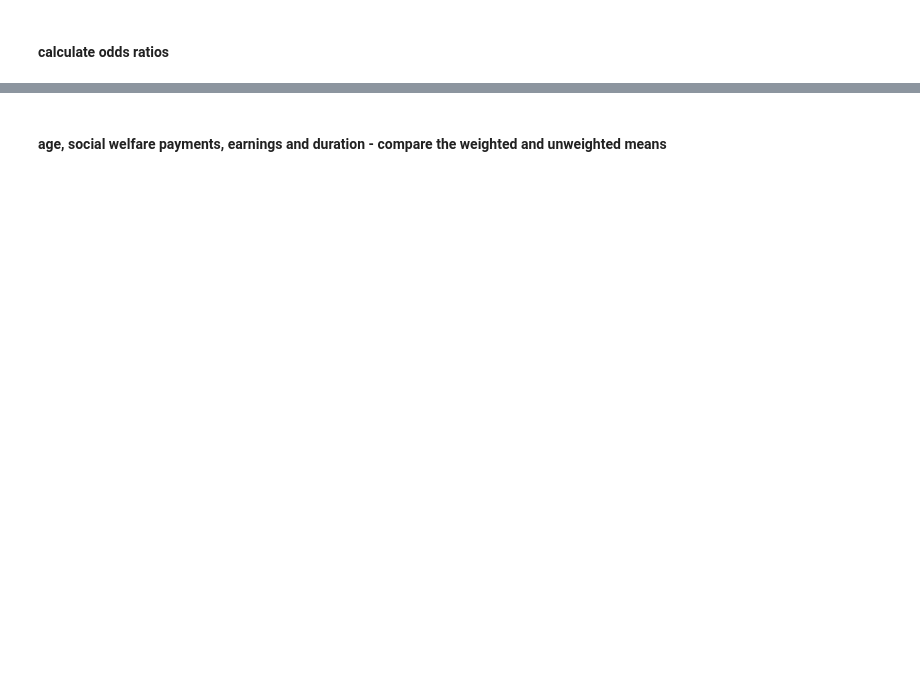
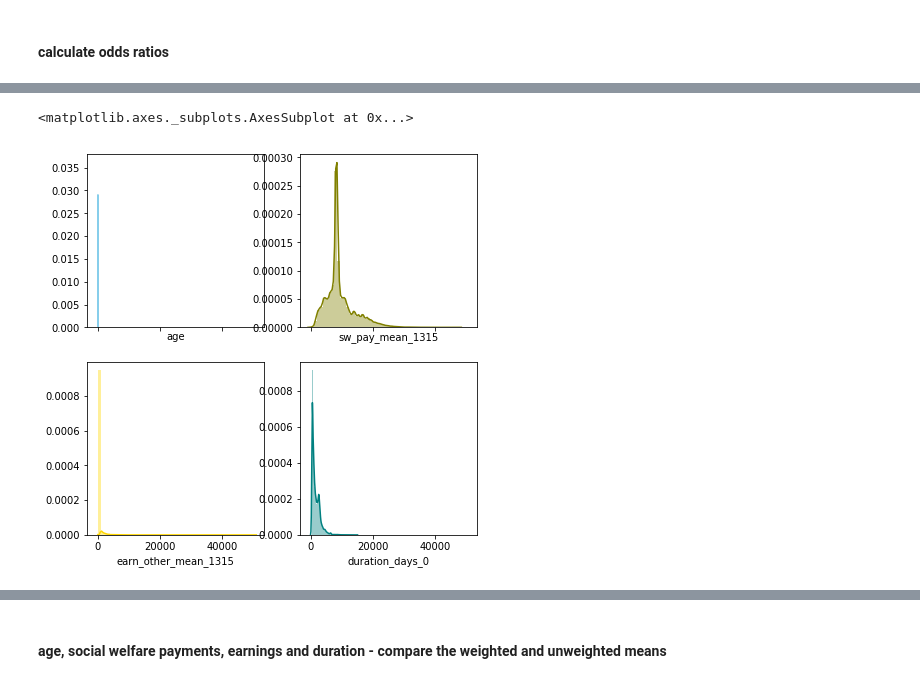
Before and after one commit to ciaranjudge/evaluation_jp, a Jupyter notebook: ModellingTreatment.ipynb, the cells around one changed output, grey strips where cells are left out. Saved outputs shown, nothing was run; the diff lists cells and outputs as text; code cells hidden in the pictures; blank space fills up the shorter version.

```diff
--- a/ModellingTreatment.ipynb
+++ b/ModellingTreatment.ipynb
@@ -343,0 +379,12 @@ df.loc[df['y']==0, 'report_o_ratio']=df['report_o_ratio']/average_odds[0]
+# %%
+#
+
+# plot
+f, axes = plt.subplots(2, 2, figsize=(7, 7), sharex=True)
+sns.distplot( df["age"] , color="skyblue", ax=axes[0, 0])
+sns.distplot( df["sw_pay_mean_1315"] , color="olive", ax=axes[0, 1])
+sns.distplot( df["earn_other_mean_1315"] , color="gold", ax=axes[1, 0])
+sns.distplot( df["duration_days_0"] , color="teal", ax=axes[1, 1])
+# %% [output]
+<matplotlib.axes._subplots.AxesSubplot at 0x...>
+[figure, added]
```
Also changed, not shown: parts of 73 cells of this notebook.
